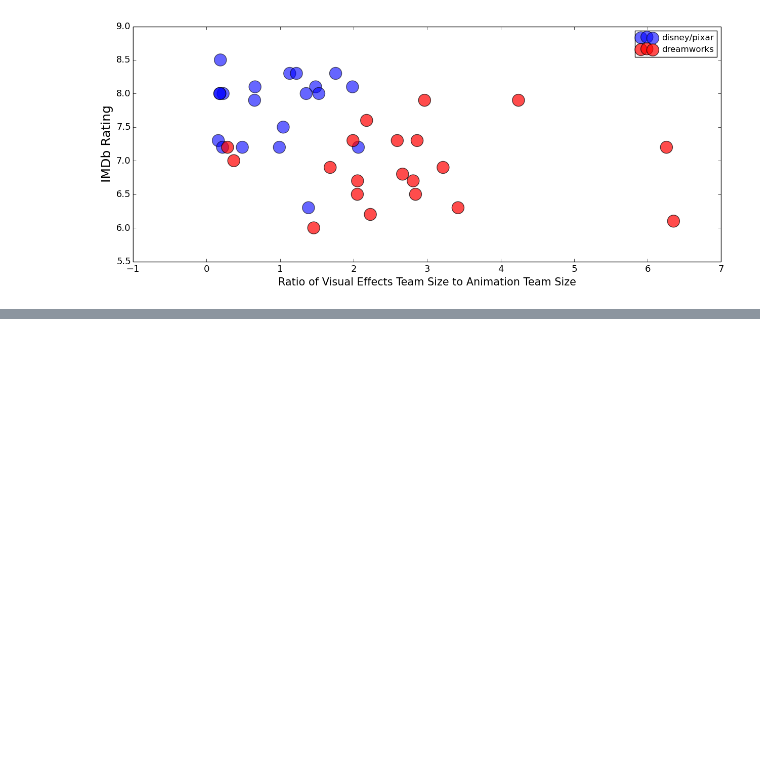
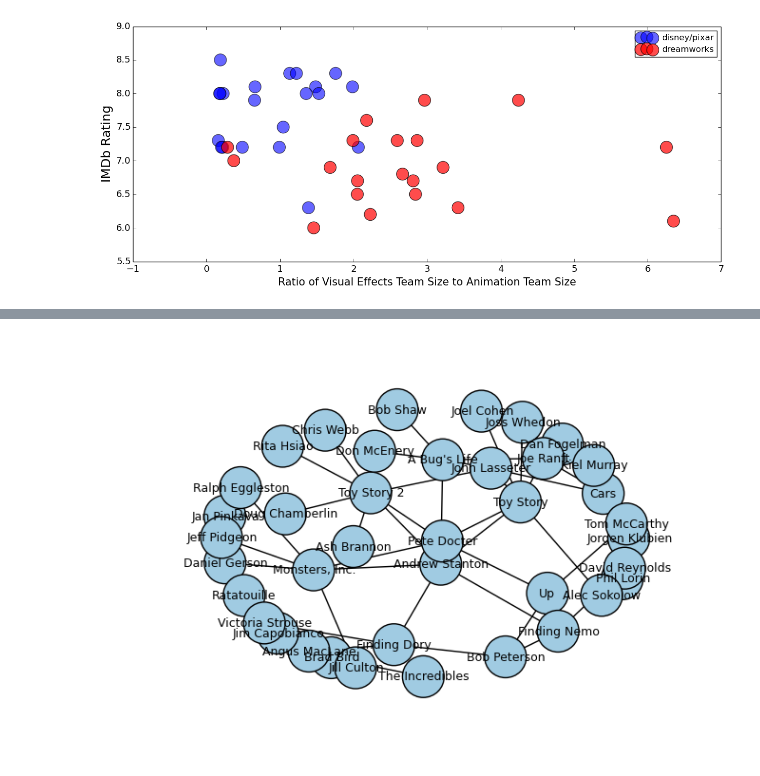
Before and after one commit to irenium/IMDB_scraping, a Jupyter notebook: Bokeh Plots.ipynb, the cells around one changed output, grey strips where cells are left out. Drawn from its saved outputs; the diff is of its cells as text; code cells hidden in the pictures; blank space fills up the shorter version.

Commit message:
started network graphs

```diff
--- a/Bokeh Plots.ipynb
+++ b/Bokeh Plots.ipynb
@@ -66,7 +63,7 @@ for idx, val in enumerate(animators):
         ratio.append(float(visual_effects[idx])/val)
 # %%
 movie_df = pd.DataFrame({'title': title, 'Studio': studio, 'rating': rating, 'num_ratings': num_ratings,
-                         'gross': gross, 'ratio': ratio})
+                         'gross': gross, 'ratio': ratio, 'writers': writers})
 index_by_gross = movie_df.set_index(["gross"])
 top50 = index_by_gross.sort_index(ascending = False).head(50)
 top50.index.name = None
@@ -86,5 +83,5 @@ Walt Disney Pictures               3944.117172
 Name: gross, dtype: float64
 # %%
 pixar = top50[top50.Studio == "Pixar Animation Studios"]
-disney = top50[top50.Studio == "Walt Disney Pictures"]
-dreamworks100 = top100[(top100.Studio == "DreamWorks") | (top100.Studio == "DreamWorks Animation")].head(20)
+disney = top100[top100.Studio == "Walt Disney Pictures"].head(11)
+dreamworks = top100[(top100.Studio == "DreamWorks") | (top100.Studio == "DreamWorks Animation")].head(20)
@@ -116,3 +122,21 @@ plt.ylabel('Number of IMDb Ratings', fontsize=18)
 #show(plot_movies.make_interactive_plot())
 # %%
 #plot_movies.write_plot_html()
+# %%
+pixar_titles = pixar.title.tolist()
+pixar_writers = pixar.writers.tolist()
+pixar_dict = {}
+for idx, title in enumerate(pixar_titles):
+    pixar_dict[title.strip()] = [writer.strip() for writer in pixar_writers[idx]]
+
+disney_titles = disney.title.tolist()
+disney_writers = disney.writers.tolist()
+disney_dict = {}
+for idx, title in enumerate(disney_titles):
+    disney_dict[title.strip()] = [writer.strip() for writer in disney_writers[idx]]
+
+dreamworks_titles = dreamworks.title.tolist()
+dreamworks_writers = dreamworks.writers.tolist()
+dreamworks_dict = {}
+for idx, title in enumerate(dreamworks_titles):
+    dreamworks_dict[title.strip()] = [writer.strip() for writer in dreamworks_writers[idx]]
@@ -118,0 +145,11 @@ plt.ylabel('Number of IMDb Ratings', fontsize=18)
+# %%
+G=nx.Graph()
+for title, writers_list in pixar_dict.iteritems():
+    G.add_node(title)
+    for writer in writers_list:
+        G.add_edge(writer, title)
+pos=nx.spring_layout(G)
+# %%
+nx.draw(G,pos,node_color='#A0CBE2', node_size=1000, width=1,edge_cmap=plt.cm.Blues, font_size=9, with_labels=True)
+# %% [output]
+[figure, added]
```
Also changed, not shown: parts of 8 cells of this notebook.
